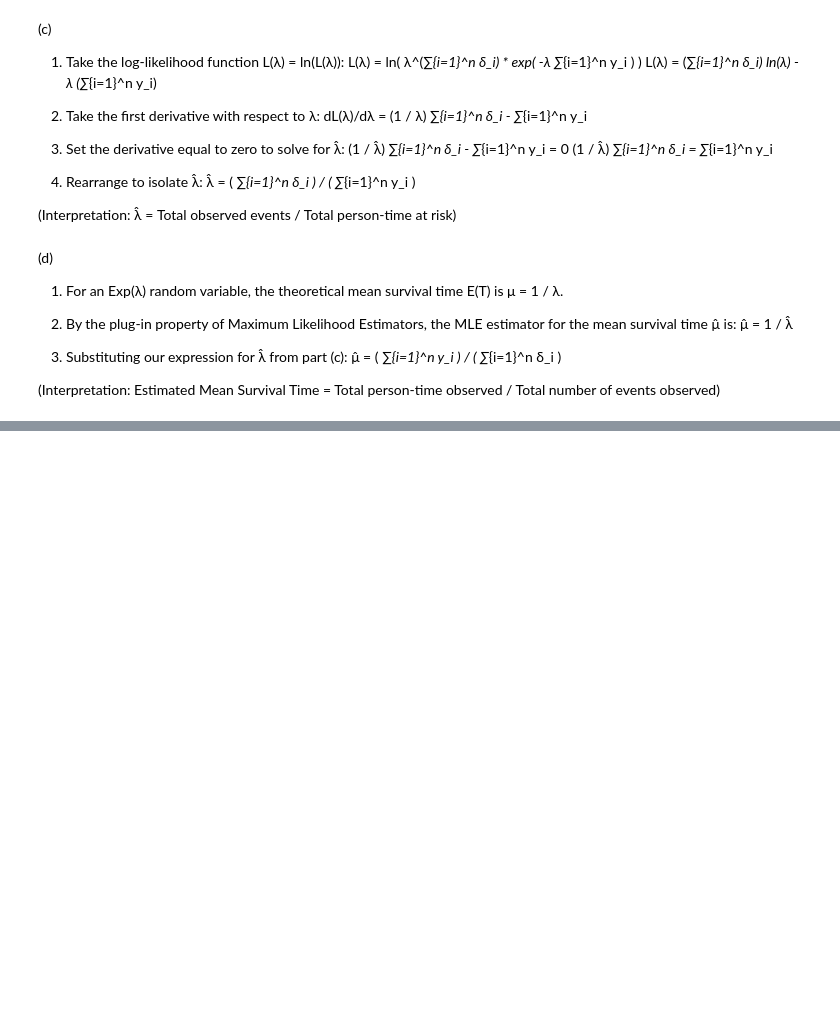
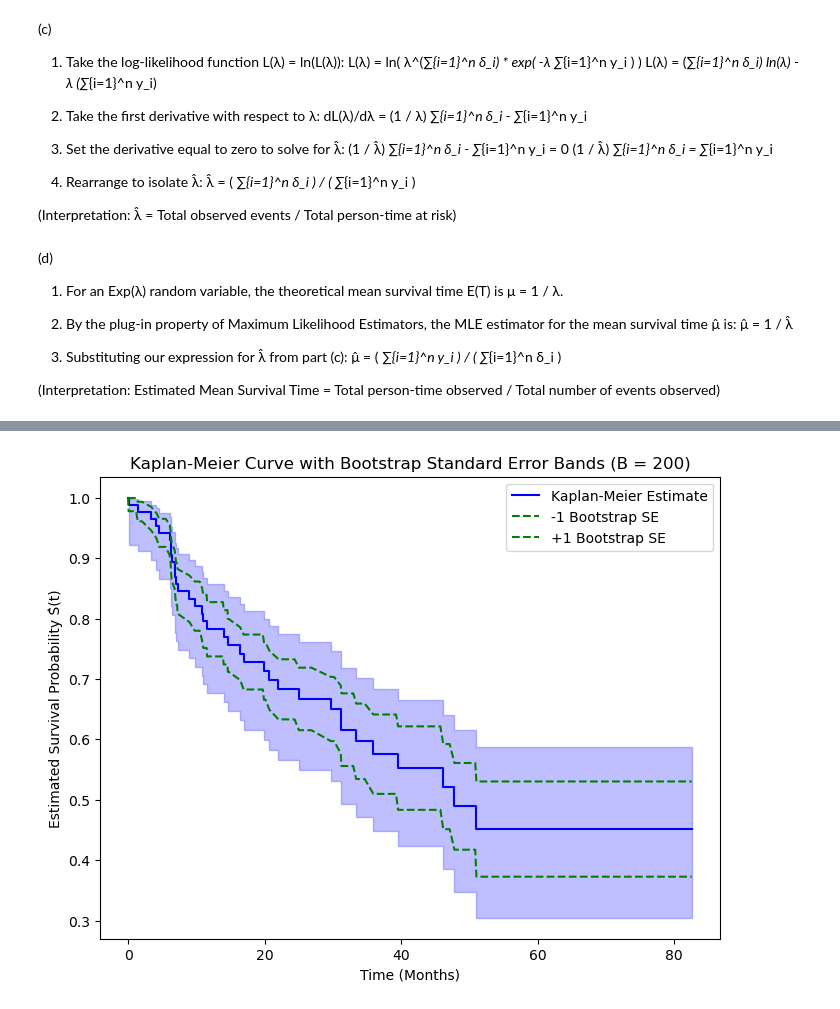
Before and after one commit to fatima-zahra20/ISLP-Solutions, a Jupyter notebook: MySolutionISLP_chap11.ipynb, the cells around one changed output, grey strips where cells are left out. Saved outputs shown, nothing was run; the diff lists cells and outputs as text; code cells hidden in the pictures; blank space fills up the shorter version.

```diff
--- a/MySolutionISLP_chap11.ipynb
+++ b/MySolutionISLP_chap11.ipynb
@@ -412,0 +438,33 @@ L(λ) = λ^(∑_{i=1}^n δ_i) * exp( -λ ∑_{i=1}^n y_i )
+# %%
+#(b)
+n = len(BrainCancer)
+B = 200
+
+times = km_a.timeline
+boot_surv = np.zeros((B, len(times)))
+
+np.random.seed(42)
+for b in range(B):
+    boot_idx = np.random.choice(n, size=n, replace=True)
+    boot_time = BrainCancer['time'].iloc[boot_idx]
+    boot_status = BrainCancer['status'].iloc[boot_idx]
+    km_boot = KaplanMeierFitter()
+    km_boot.fit(boot_time, event_observed=boot_status)
+    boot_surv[b, :] = km_boot.survival_function_at_times(times).values.flatten()
+
+boot_se = np.std(boot_surv, axis=0, ddof=1)
+
+fig, ax = plt.subplots(figsize=(8, 6))
+km_a.plot(ax=ax, color='blue', label='Kaplan-Meier Estimate')
+ax.plot(times, km_a.survival_function_.values.flatten() - boot_se,
+        color='green', linestyle='--', label='-1 Bootstrap SE')
+ax.plot(times, km_a.survival_function_.values.flatten() + boot_se,
+        color='green', linestyle='--', label='+1 Bootstrap SE')
+
+plt.title('Kaplan-Meier Curve with Bootstrap Standard Error Bands (B = 200)')
+plt.xlabel('Time (Months)')
+plt.ylabel('Estimated Survival Probability Ŝ(t)')
+plt.legend()
+plt.show()
+# %% [output]
+[figure, added]
```
Also changed, not shown: parts of 12 cells of this notebook.
